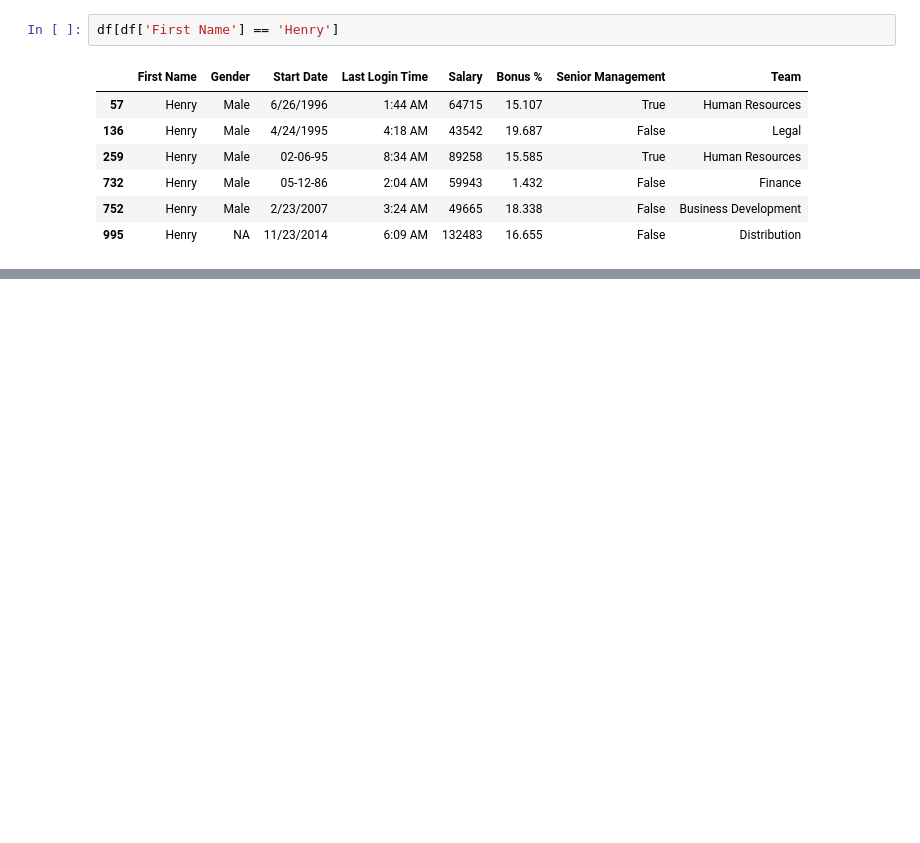
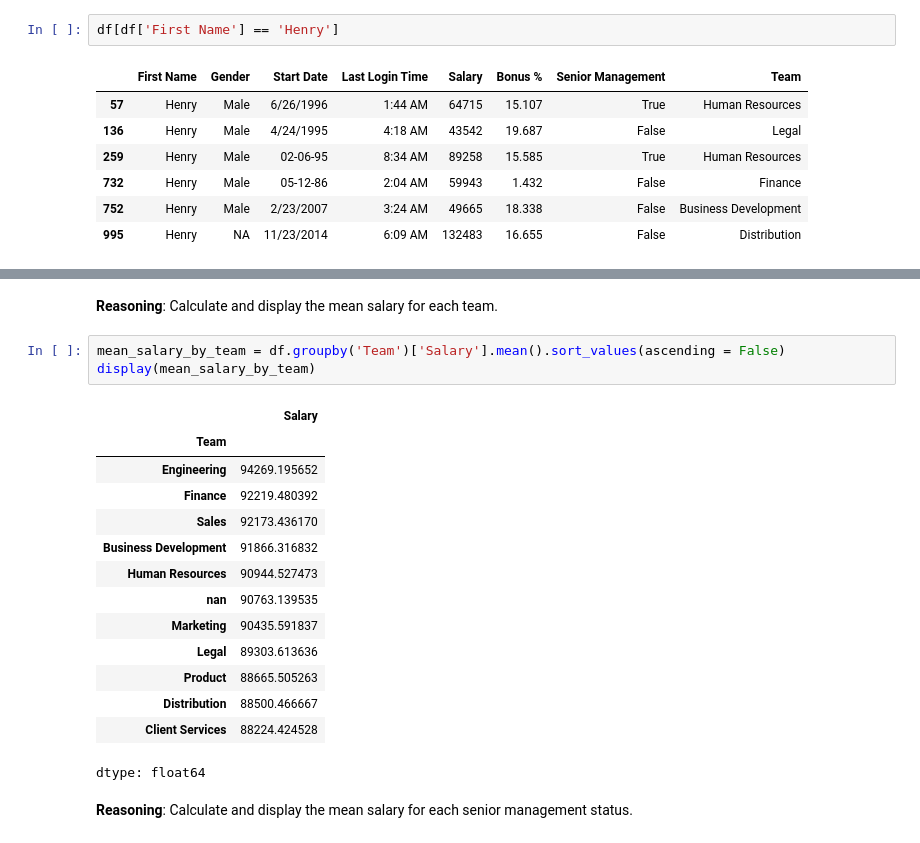
Before and after one commit to Grace-1420/Employees.py, a Jupyter notebook: Employees.ipynb, the cells around one changed output, grey strips where cells are left out. Drawn from its saved outputs; the diff is of its cells as text; blank space fills up the shorter version.

```diff
--- a/Employees.ipynb
+++ b/Employees.ipynb
@@ -124,0 +257,24 @@ df[df['First Name'] == 'Henry']
+# %% [markdown]
+**Reasoning**:
+Calculate and display the mean salary for each team.
+# %%
+mean_salary_by_team = df.groupby('Team')['Salary'].mean().sort_values(ascending = False)
+display(mean_salary_by_team)
+# %% [output]
+|  | Salary |
+| Team |  |
+| Engineering | 94269.195652 |
+| Finance | 92219.480392 |
+| Sales | 92173.436170 |
+| Business Development | 91866.316832 |
+| Human Resources | 90944.527473 |
+| nan | 90763.139535 |
+| Marketing | 90435.591837 |
+| Legal | 89303.613636 |
+| Product | 88665.505263 |
+| Distribution | 88500.466667 |
+| Client Services | 88224.424528 |
+dtype: float64
+# %% [markdown]
+**Reasoning**:
+Calculate and display the mean salary for each senior management status.
```
Also changed, not shown: parts of 35 cells of this notebook.
